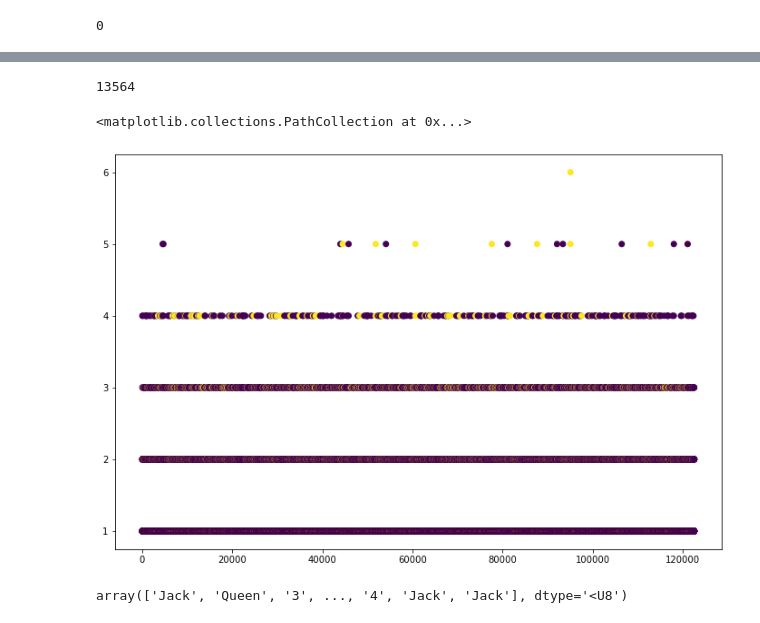
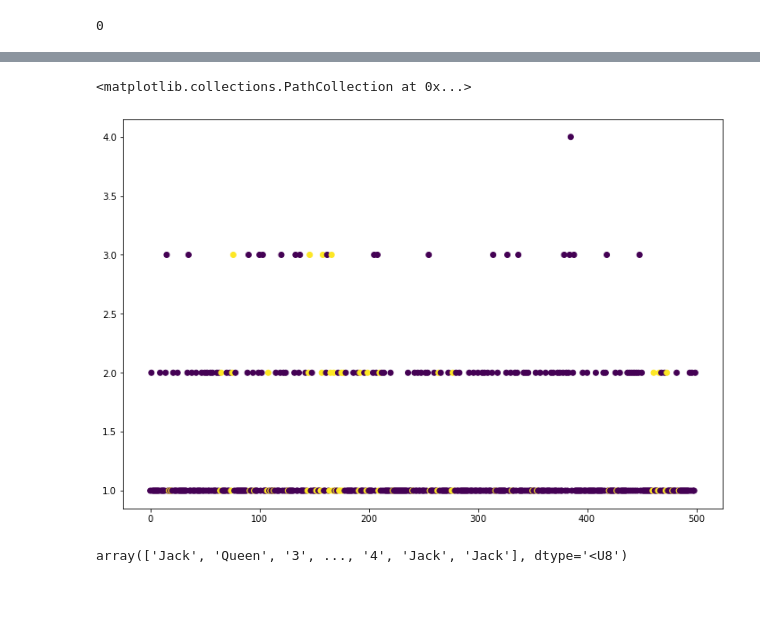
Before and after one commit to AlexanderGrunewald/CMSE-202-Group-Project, a Jupyter notebook: Game Running.ipynb, the cells around one changed output, grey strips where cells are left out. Drawn from its saved outputs; the diff is of its cells as text; code cells hidden in the pictures; blank space fills up the shorter version.

```diff
--- a/Game Running.ipynb
+++ b/Game Running.ipynb
@@ -178,23 +177,16 @@ for i in range(iterations):
             n_wins += 1
 
         current_game += 1
-# %%
-win_ary = np.array(win_colors)
-len(win_ary[win_ary == 1])
-# %% [output]
-13564
 # %%
-import matplotlib.pyplot as plt
-import numpy as np
-
+#Coloring graph to visualize winning games and rounds
+n_turns = 500 #number of turns to graph
 win_colors = []
 for i in win:
     win_colors.append(int(i))
-win_colors
 
 plt.figure(figsize = (12,8))
-plt.scatter(np.arange(len(round_)), round_, c = win_colors)
+plt.scatter(np.arange(len(round_))[:n_turns], round_[:n_turns], c = win_colors[:n_turns])
 # %% [output]
 <matplotlib.collections.PathCollection at 0x...>
-[figure, old version]
+[figure, new version]
 # %%
```
Also changed, not shown: parts of 11 cells of this notebook.
